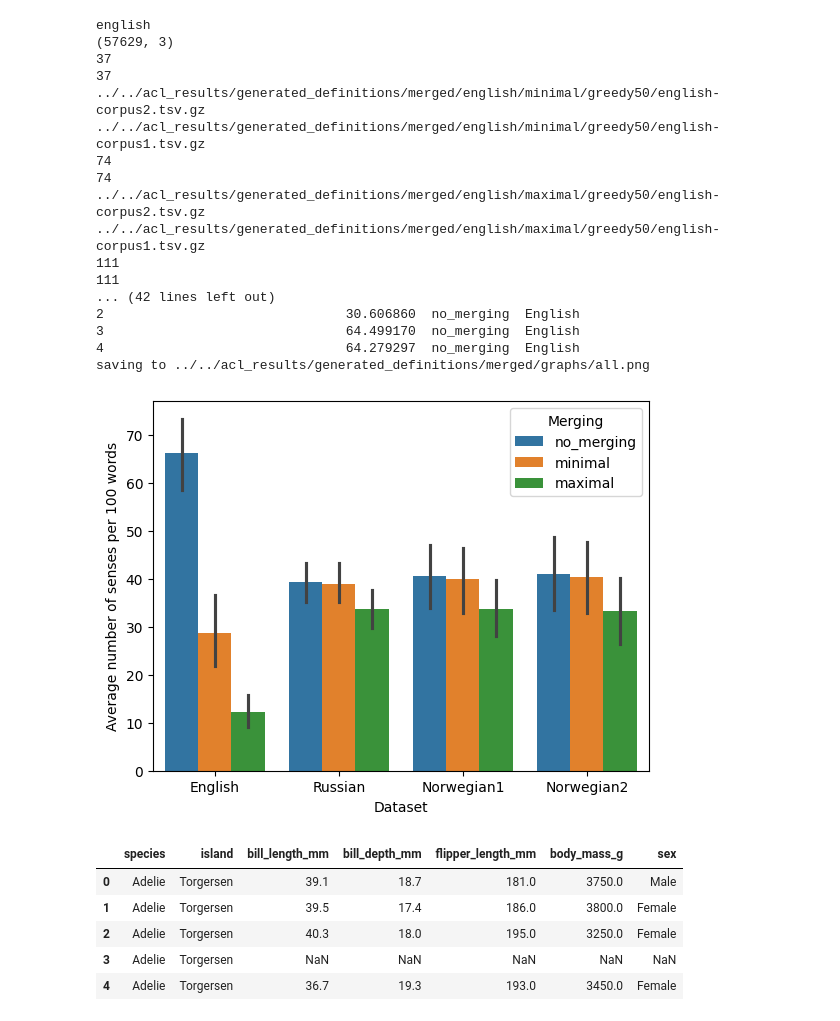
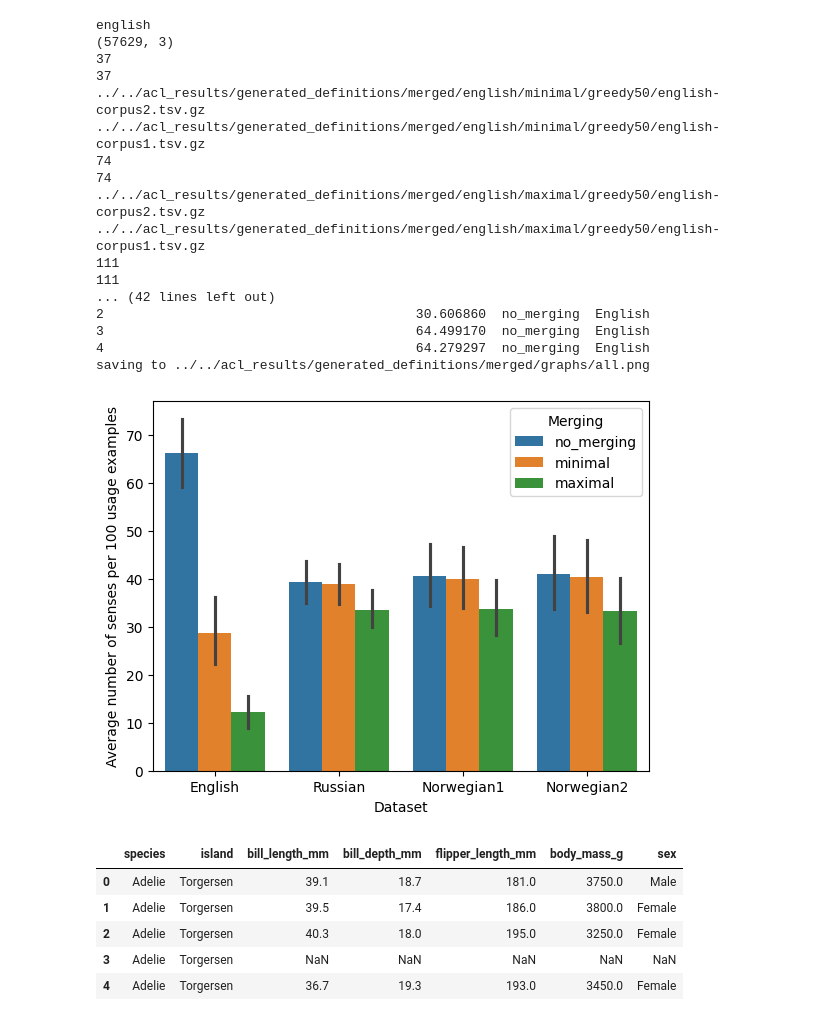
Before and after one commit to ltgoslo/Definition-generation-for-LSCD, a Jupyter notebook: src_acl/graphs.ipynb, the cells around one changed output. Saved outputs shown, nothing was run; the diff lists cells and outputs as text; code cells hidden in the pictures.

```diff
--- a/src_acl/graphs.ipynb
+++ b/src_acl/graphs.ipynb
@@ -48,14 +48,14 @@ for language in ("english", "russian", "norwegian1", "norwegian2"):
 
 
 print(len(datasets))
-data = pd.DataFrame({f'Average number of senses per 100 words':number_of_senses_per_word, "Merging": strategies, "Dataset": datasets},
+data = pd.DataFrame({f'Average number of senses per 100 usage examples':number_of_senses_per_word, "Merging": strategies, "Dataset": datasets},
              )
 print(data.head())
 g = sns.barplot(
     data=data,
     hue="Merging",
     x="Dataset",
-    y='Average number of senses per 100 words'
+    y='Average number of senses per 100 usage examples'
                 )
         #plt.show()
 out = merged_path + "/graphs/all.png"
@@ -81,5 +81,5 @@ english
 saving to ../../acl_results/generated_definitions/merged/graphs/all.png
-[figure, old version]
+[figure, new version]
 # %%
 tips = sns.load_dataset("penguins")
 # %%
```
